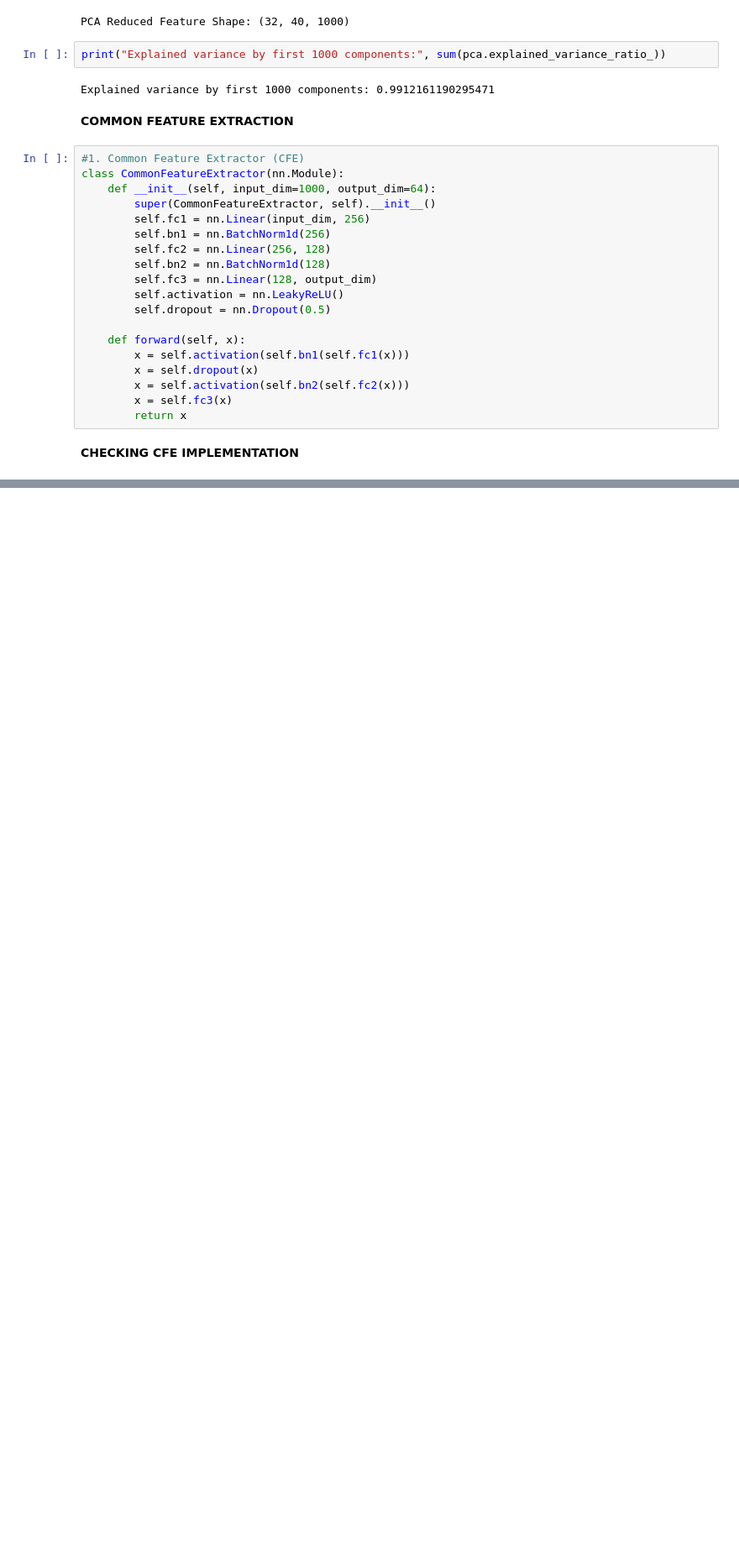
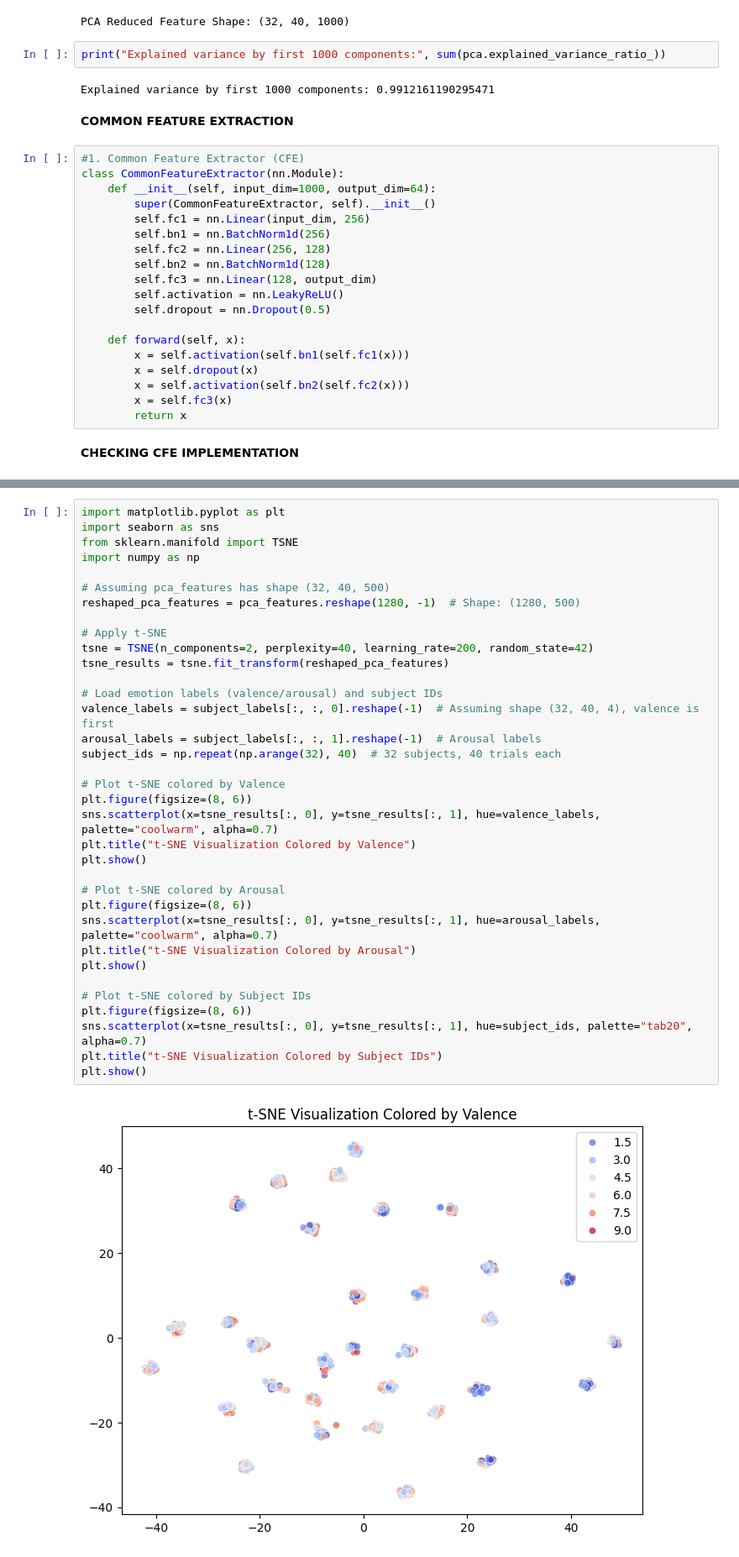
Before and after one commit to hamzaowaisog/EEg-based-Emotion-Recognition, a Jupyter notebook: FYP_2/Hamza/Deap_Classes_Approach_2.ipynb, the cells around one changed output, grey strips where cells are left out. Shown at 84% size. Drawn from its saved outputs; the diff is of its cells as text; blank space fills up the shorter version.

```diff
--- a/FYP_2/Hamza/Deap_Classes_Approach_2.ipynb
+++ b/FYP_2/Hamza/Deap_Classes_Approach_2.ipynb
@@ -188,0 +216,37 @@ Output Shape: torch.Size([1280, 64])
+# %%
+import matplotlib.pyplot as plt
+import seaborn as sns
+from sklearn.manifold import TSNE
+import numpy as np
+
+# Assuming pca_features has shape (32, 40, 500)
+reshaped_pca_features = pca_features.reshape(1280, -1)  # Shape: (1280, 500)
+
+# Apply t-SNE
+tsne = TSNE(n_components=2, perplexity=40, learning_rate=200, random_state=42)
+tsne_results = tsne.fit_transform(reshaped_pca_features)
+
+# Load emotion labels (valence/arousal) and subject IDs
+valence_labels = subject_labels[:, :, 0].reshape(-1)  # Assuming shape (32, 40, 4), valence is first
+arousal_labels = subject_labels[:, :, 1].reshape(-1)  # Arousal labels
+subject_ids = np.repeat(np.arange(32), 40)  # 32 subjects, 40 trials each
+
+# Plot t-SNE colored by Valence
+plt.figure(figsize=(8, 6))
+sns.scatterplot(x=tsne_results[:, 0], y=tsne_results[:, 1], hue=valence_labels, palette="coolwarm", alpha=0.7)
+plt.title("t-SNE Visualization Colored by Valence")
+plt.show()
+
+# Plot t-SNE colored by Arousal
+plt.figure(figsize=(8, 6))
+sns.scatterplot(x=tsne_results[:, 0], y=tsne_results[:, 1], hue=arousal_labels, palette="coolwarm", alpha=0.7)
+plt.title("t-SNE Visualization Colored by Arousal")
+plt.show()
+
+# Plot t-SNE colored by Subject IDs
+plt.figure(figsize=(8, 6))
+sns.scatterplot(x=tsne_results[:, 0], y=tsne_results[:, 1], hue=subject_ids, palette="tab20", alpha=0.7)
+plt.title("t-SNE Visualization Colored by Subject IDs")
+plt.show()
+# %% [output]
+[figure, added]
```
Also changed, not shown: parts of 15 cells of this notebook, 3 other files.
